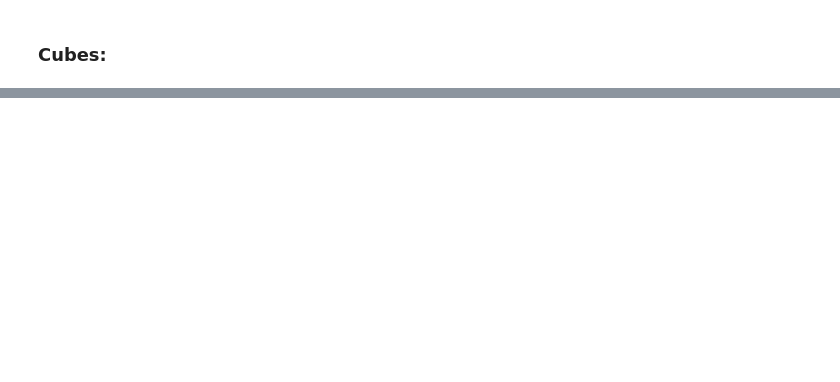
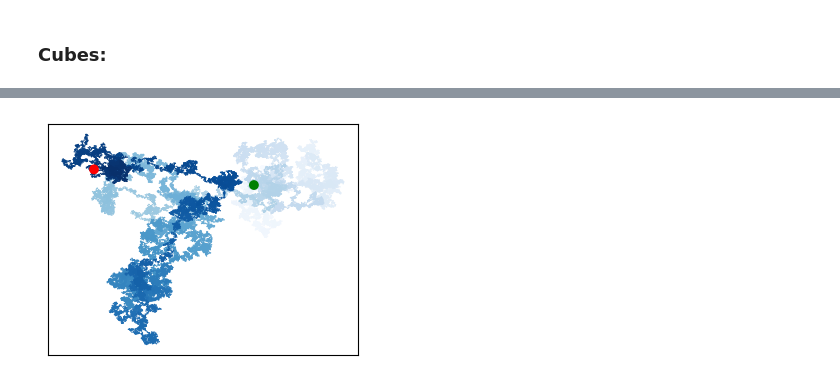
Before and after one commit to wolathedataguy/Learning_Python, a Jupyter notebook: Data_Viz/data_viz.ipynb, the cells around one changed output, grey strips where cells are left out. Drawn from its saved outputs; the diff is of its cells as text; code cells hidden in the pictures; blank space fills up the shorter version.

```diff
--- a/Data_Viz/data_viz.ipynb
+++ b/Data_Viz/data_viz.ipynb
@@ -84,0 +230,29 @@ plt.show()
+# %%
+# Keep making new walks, as long as the program is active.
+
+while True:
+    #Make a random walk, and plot the points.
+    rw = RandomWalk(50_000)
+    rw.fill_walk()
+
+    # Set the size of the plotting window
+    plt.figure( figsize=(4,3))
+
+    point_numbers = list(range(rw.num_points))
+    plt.scatter(rw.x_values, rw.y_values, c=point_numbers, cmap=plt.cm.Blues, edgecolor='none', s=1)
+
+    #Emphasize the first and last points
+    plt.scatter(0, 0, c='green', edgecolors='none', s=50)
+    plt.scatter(rw.x_values[-1], rw.y_values[-1], c='red', edgecolors='none', s=50)
+
+    #Remove the axes.
+    plt.gca().axes.get_xaxis().set_visible(False) #or plt.gca().get_xaxis().set_visible(False)
+    plt.gca().axes.get_yaxis().set_visible(False)
+
+    plt.show()
+
+    keep_running = input("Make another walk? (y/n): ")
+    if keep_running == 'n'.lower():
+        break
+# %% [output]
+[figure, added]
```
Also changed, not shown: parts of 12 cells of this notebook, 1 other file.
